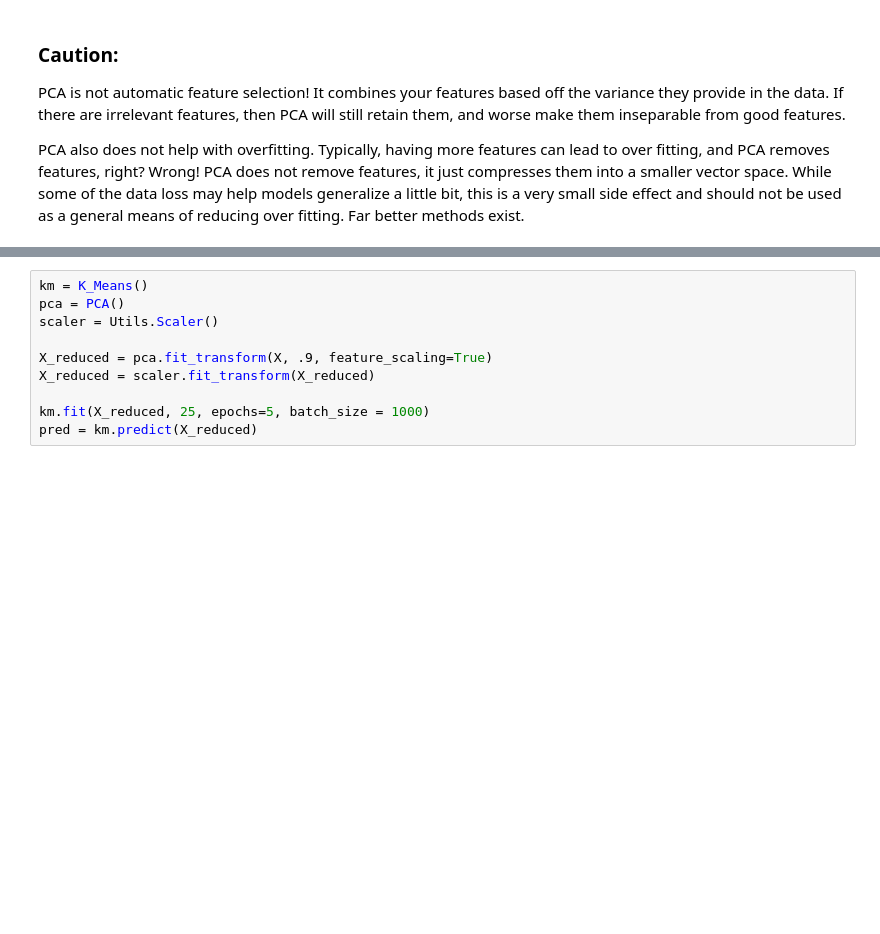
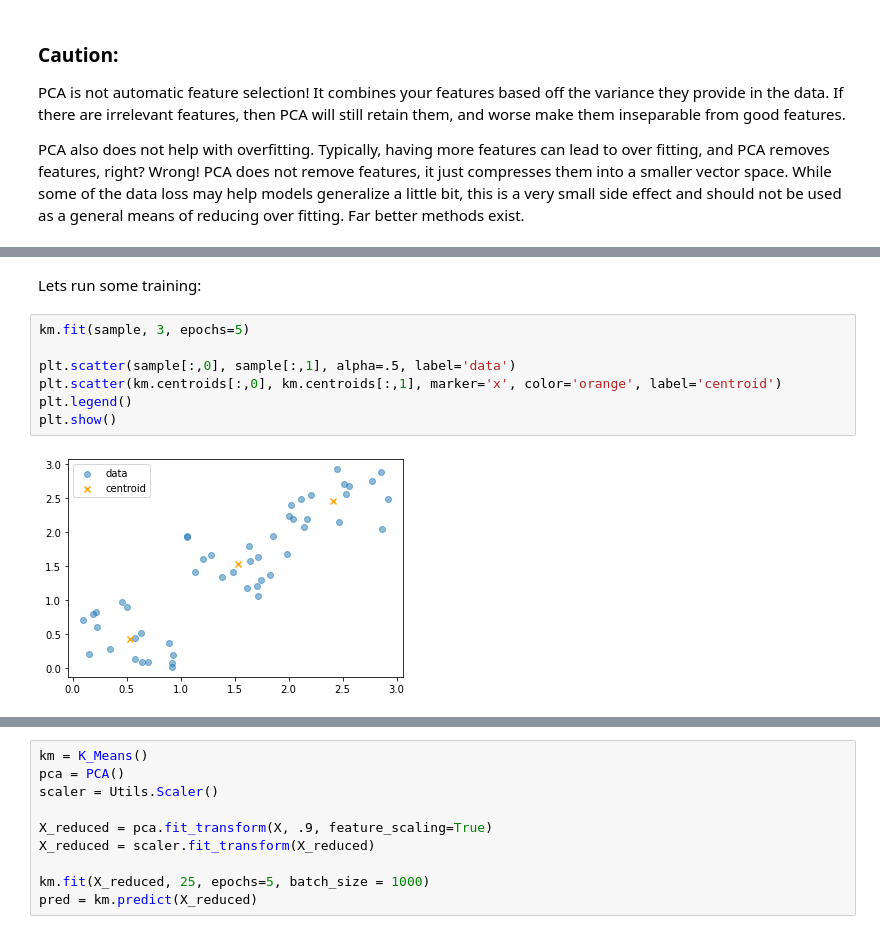
Before and after one commit to AndrewStaus/ML-aslearn, a Jupyter notebook: Notebook - PCA and K Means on MNIST.ipynb, the cells around one changed output, grey strips where cells are left out. Drawn from its saved outputs; the diff is of its cells as text; blank space fills up the shorter version.

```diff
--- a/Notebook - PCA and K Means on MNIST.ipynb
+++ b/Notebook - PCA and K Means on MNIST.ipynb
@@ -225,0 +244,11 @@ Unsupervised learning is typically used when you don’t have labeled data.  Let
+# %% [markdown]
+Lets run some training:
+# %%
+km.fit(sample, 3, epochs=5)
+
+plt.scatter(sample[:,0], sample[:,1], alpha=.5, label='data')
+plt.scatter(km.centroids[:,0], km.centroids[:,1], marker='x', color='orange', label='centroid')
+plt.legend()
+plt.show()
+# %% [output]
+[figure, added]
```
Also changed, not shown: parts of 10 cells of this notebook.
